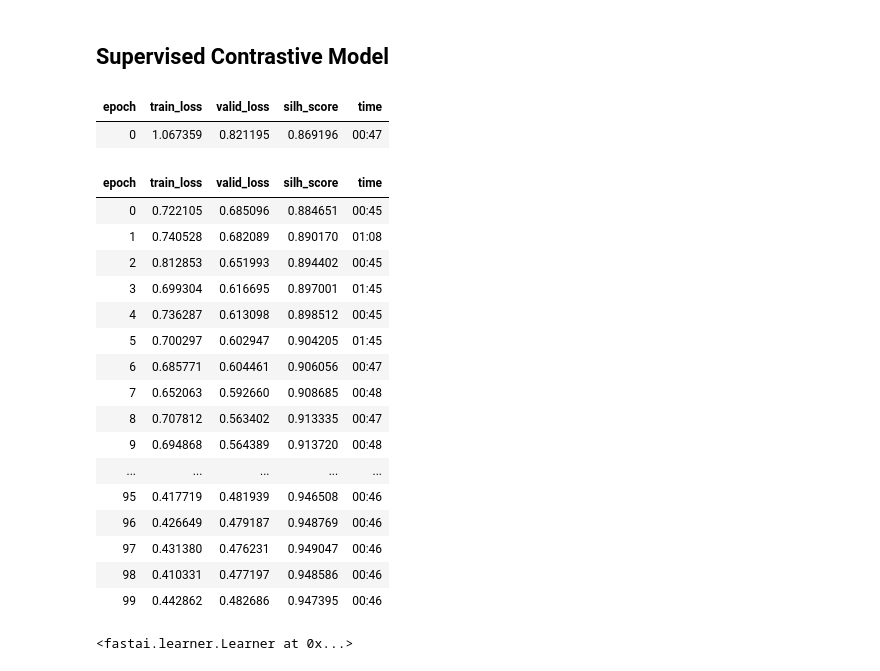
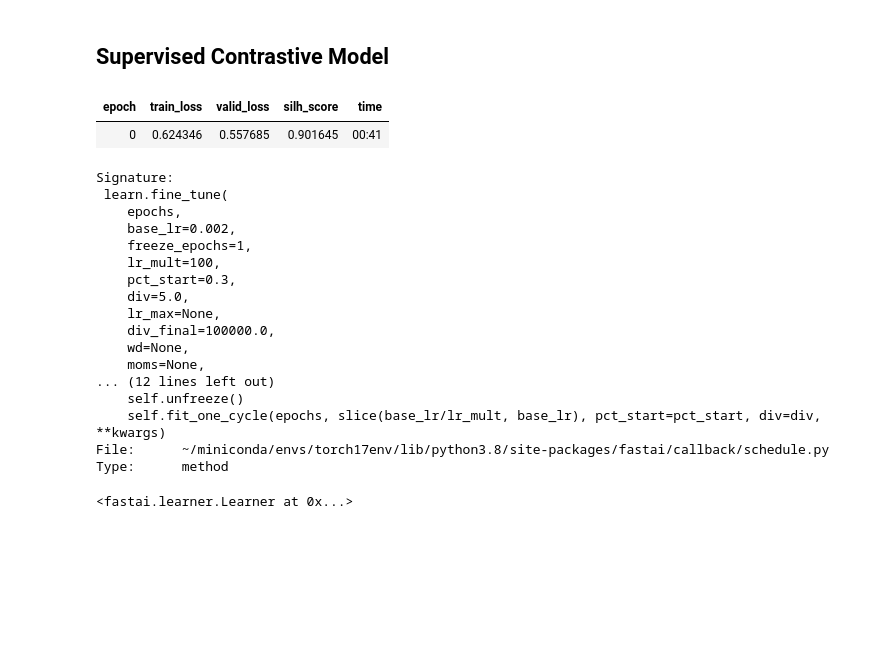
Before and after one commit to ThesisSlayers/thesis, a Jupyter notebook: CALTECH101_singleloss.ipynb, the cells around one changed output. Cells and saved outputs as stored; diff of their text form; code cells hidden in the pictures; blank space fills up the shorter version.

```diff
--- a/CALTECH101_singleloss.ipynb
+++ b/CALTECH101_singleloss.ipynb
@@ -21,0 +20,2 @@ path_to_save_experiments = Path('experiments_on_images')
+# %%
+path_to_save_experiments = Path('/mnt/data/eugeniomarinelli/images_experiments')
@@ -29,7 +44,7 @@ embs_size = 128
 bs = 16
 
 # items data
-df = pd.read_csv('experiments_on_images/train_CALTECH101.csv')
+df = pd.read_csv(path_to_save_experiments/'train_CALTECH101.csv')
 items = df.img_files.values
 
 #Tfms pipelines
@@ -51,7 +66,7 @@ p = 'cos'
 
 # Model setup
 encoder, head = create_body(resnet50, cut=-2), create_head(4096, embs_size)
-model = ContrastiveModel(encoder,head)
+model = nn.Sequential(encoder,head)
 
 #Loss
 loss = SupConLoss(p=p)
@@ -59,37 +74,41 @@ loss = SupConLoss(p=p)
 #Learner
 learn = Learner(dls,
                 model,
-                splitter= enc_head_splitter,
+                splitter= splitter,
                 loss_func=loss,
                metrics = silh_score)
 learn.add_cbs([ContrastiveCallback(n_views)])
 # %%
 sched = {'lr': combine_scheds([0.1,0.9], [SchedLin(0.0001,0.001), SchedCos(0.001, 0.0001)])}
 custom_sched = ParamScheduler(sched)
-Logs_csv =   CSVLogger(fname='logs_SCL5_.csv', append=False)
+Logs_csv =   CSVLogger(fname='CANCELLAR.csv', append=True)
 
 
-learn.fine_tune(100, cbs= [Logs_csv])
+
+learn.fine_tune(0, freeze_epochs=1, cbs= [Logs_csv])
 # %% [output]
 | epoch | train_loss | valid_loss | silh_score | time |
-| 0 | 1.067359 | 0.821195 | 0.869196 | 00:47 |
+| 0 | 0.624346 | 0.557685 | 0.901645 | 00:41 |
-| epoch | train_loss | valid_loss | silh_score | time |
-| 0 | 0.722105 | 0.685096 | 0.884651 | 00:45 |
-| 1 | 0.740528 | 0.682089 | 0.890170 | 01:08 |
-| 2 | 0.812853 | 0.651993 | 0.894402 | 00:45 |
-| 3 | 0.699304 | 0.616695 | 0.897001 | 01:45 |
-| 4 | 0.736287 | 0.613098 | 0.898512 | 00:45 |
-| 5 | 0.700297 | 0.602947 | 0.904205 | 01:45 |
-| 6 | 0.685771 | 0.604461 | 0.906056 | 00:47 |
-| 7 | 0.652063 | 0.592660 | 0.908685 | 00:48 |
-| 8 | 0.707812 | 0.563402 | 0.913335 | 00:47 |
-| 9 | 0.694868 | 0.564389 | 0.913720 | 00:48 |
-| ... | ... | ... | ... | ... |
-| 95 | 0.417719 | 0.481939 | 0.946508 | 00:46 |
-| 96 | 0.426649 | 0.479187 | 0.948769 | 00:46 |
-| 97 | 0.431380 | 0.476231 | 0.949047 | 00:46 |
-| 98 | 0.410331 | 0.477197 | 0.948586 | 00:46 |
-| 99 | 0.442862 | 0.482686 | 0.947395 | 00:46 |
+# %%
+?? learn.fine_tune
+# %% [output]
+Signature:
+ learn.fine_tune(
+    epochs,
+    base_lr=0.002,
+    freeze_epochs=1,
+    lr_mult=100,
+    pct_start=0.3,
+    div=5.0,
+    lr_max=None,
+    div_final=100000.0,
+    wd=None,
+    moms=None,
+... (12 lines left out)
+    self.unfreeze()
+    self.fit_one_cycle(epochs, slice(base_lr/lr_mult, base_lr), pct_start=pct_start, div=div, **kwargs)
+File:      ~/miniconda/envs/torch17env/lib/python3.8/site-packages/fastai/callback/schedule.py
+Type:      method
 # %%
 learn.export('SCL_bs16')
 # %%
```
Also changed, not shown: parts of 3 cells of this notebook, 13 other files.
